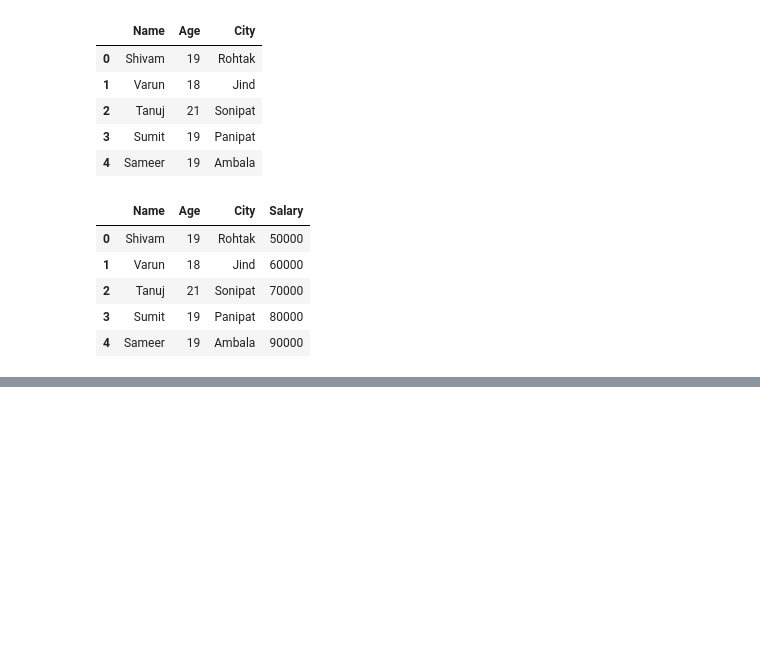
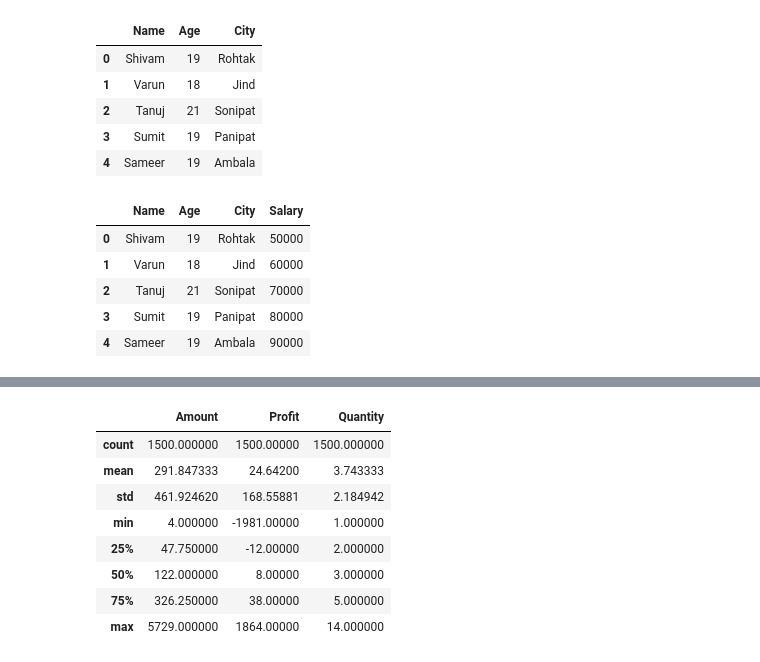
Before and after one commit to ShivamAttri05/Data_Science_Progress, a Jupyter notebook: Python/Chapter-10/10.2-Pandas.ipynb, the cells around one changed output, grey strips where cells are left out. Saved outputs shown, nothing was run; the diff lists cells and outputs as text; code cells hidden in the pictures; blank space fills up the shorter version.

```diff
--- a/Python/Chapter-10/10.2-Pandas.ipynb
+++ b/Python/Chapter-10/10.2-Pandas.ipynb
@@ -182,0 +227,2 @@ df
+# %%
+data = pd.read_csv("Details.csv")
@@ -182,0 +265,12 @@ df
+# %%
+data.describe()
+# %% [output]
+|  | Amount | Profit | Quantity |
+| count | 1500.000000 | 1500.00000 | 1500.000000 |
+| mean | 291.847333 | 24.64200 | 3.743333 |
+| std | 461.924620 | 168.55881 | 2.184942 |
+| min | 4.000000 | -1981.00000 | 1.000000 |
+| 25% | 47.750000 | -12.00000 | 2.000000 |
+| 50% | 122.000000 | 8.00000 | 3.000000 |
+| 75% | 326.250000 | 38.00000 | 5.000000 |
+| max | 5729.000000 | 1864.00000 | 14.000000 |
```
Also changed, not shown: parts of 10 cells of this notebook, 2 other files.
